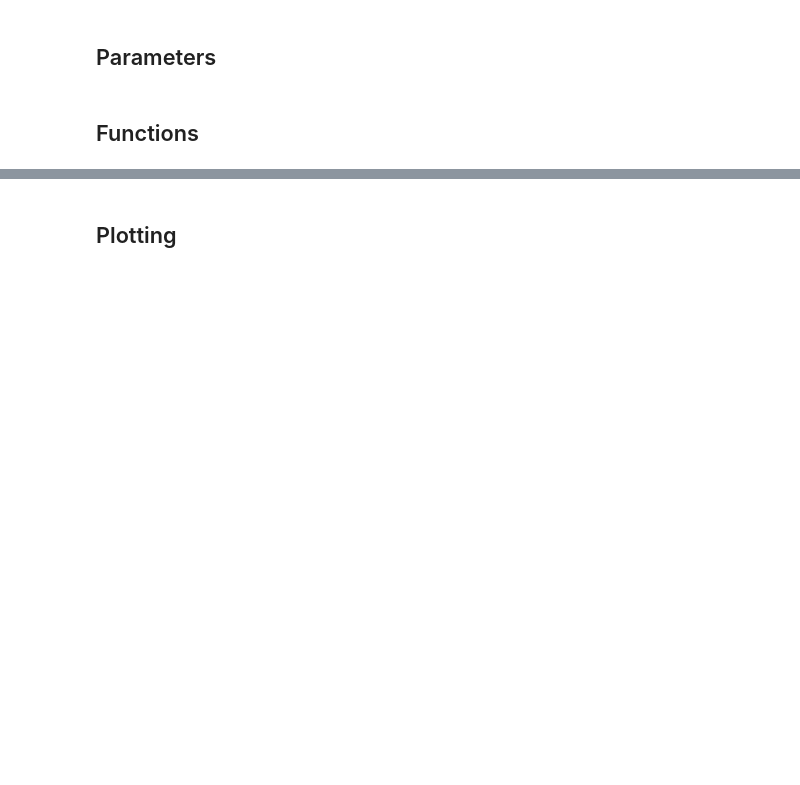
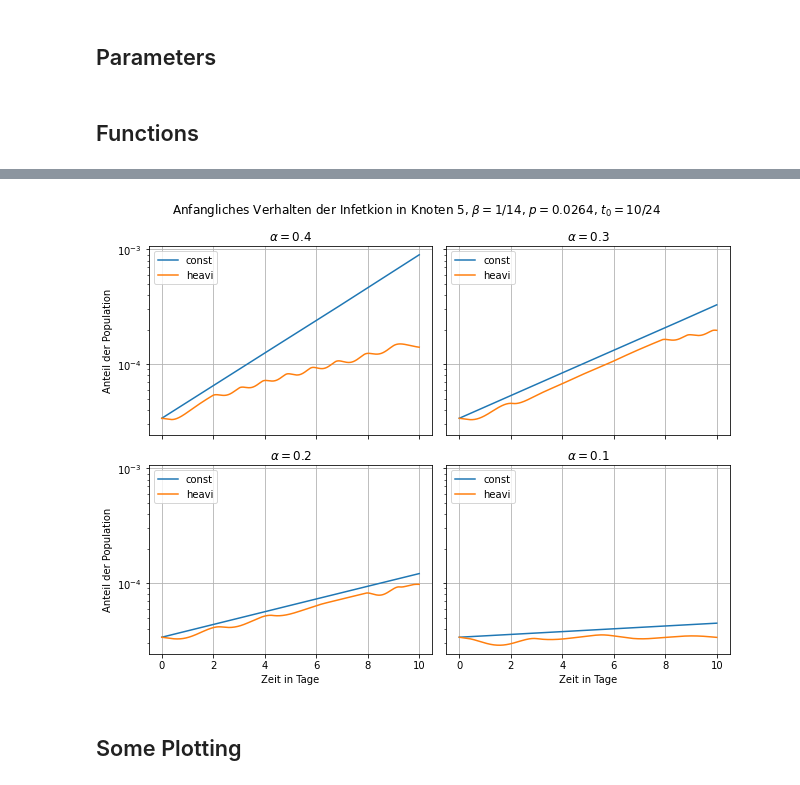
Before and after one commit to torbensun/Modeling-Of-Epidemics-With-Compartmental-And-Network-Models, a Jupyter notebook: Project.ipynb, the cells around one changed output, grey strips where cells are left out. Saved outputs shown, nothing was run; the diff lists cells and outputs as text; code cells hidden in the pictures; blank space fills up the shorter version.

```diff
--- a/Project.ipynb
+++ b/Project.ipynb
@@ -242,2 +220,72 @@ constant took: 0.06430912017822266 heaviside took: 0.822479248046875
+# %%
+simulation001 = Data(0.4, 1/14, dimension, "Pendler.txt", 0.6, import_rki_data(N, 7)[2])
+simulation002 = Data(0.3, 1/14, dimension, "Pendler.txt", 0.6, import_rki_data(N, 7)[2])
+simulation003 = Data(0.2, 1/14, dimension, "Pendler.txt", 0.6, import_rki_data(N, 7)[2])
+simulation004 = Data(0.1, 1/14, dimension, "Pendler.txt", 0.6, import_rki_data(N, 7)[2])
+
+t = np.linspace(0, 100, 100000)
+
+
+sol = sci.solve_ivp(fun=function_of_system, t_span=(0, 100), y0=initCond, method="RK45", args=(simulation001, "heaviside", tzero), t_eval=t)
+sol1 = sci.solve_ivp(fun=function_of_system, t_span=(0, 100), y0=initCond, method="RK45", args=(simulation001, "constant", tzero), t_eval=t, dense_output=True)
+sol2 = sci.solve_ivp(fun=function_of_system, t_span=(0, 100), y0=initCond, method="RK45", args=(simulation002, "heaviside", tzero), t_eval=t)
+sol3 = sci.solve_ivp(fun=function_of_system, t_span=(0, 100), y0=initCond, method="RK45", args=(simulation002, "constant", tzero), t_eval=t, dense_output=True)
+sol4 = sci.solve_ivp(fun=function_of_system, t_span=(0, 100), y0=initCond, method="RK45", args=(simulation003, "heaviside", tzero), t_eval=t)
+sol5 = sci.solve_ivp(fun=function_of_system, t_span=(0, 100), y0=initCond, method="RK45", args=(simulation003, "constant", tzero), t_eval=t, dense_output=True)
+sol6 = sci.solve_ivp(fun=function_of_system, t_span=(0, 100), y0=initCond, method="RK45", args=(simulation004, "heaviside", tzero), t_eval=t)
+sol7 = sci.solve_ivp(fun=function_of_system, t_span=(0, 100), y0=initCond, method="RK45", args=(simulation004, "constant", tzero), t_eval=t, dense_output=True)
+# %%
+fig, axs = plt.subplots(2, 2, figsize=(9,7), sharex=True, sharey=True)
+
+fig.suptitle(r"Anfangliches Verhalten der Infetkion in Knoten 5, $\beta = 1/14$, $p = 0.0264$, $t_0 = 10/24$")
+
+
+axs[0, 0].plot(sol1.t[:10000], sol1.y[43, :10000], label="const")
+axs[0, 0].plot(sol.t[:10000], sol.y[43, :10000], label="heavi")
+
+axs[0, 0].legend(loc="upper left")
+axs[0, 0].grid()
+axs[0, 0].set_yscale("log")
+axs[0, 0].set_ylabel("Anteil der Population")
+axs[0, 0].set_title(r"$\alpha = 0.4$")
+
+
+axs[0, 1].plot(sol3.t[:10000], sol3.y[43, :10000], label="const")
+axs[0, 1].plot(sol2.t[:10000], sol2.y[43, :10000], label="heavi")
+
+axs[0, 1].legend(loc="upper left")
+axs[0, 1].grid()
+axs[0, 1].set_yscale("log")
+axs[0, 1].set_title(r"$\alpha = 0.3$")
+
+
+
+axs[1, 0].plot(sol5.t[:10000], sol5.y[43, :10000], label="const")
+axs[1, 0].plot(sol4.t[:10000], sol4.y[43, :10000], label="heavi")
+
+axs[1, 0].legend(loc="upper left")
+axs[1, 0].grid()
+axs[1, 0].set_yscale("log")
+axs[1, 0].set_xlabel("Zeit in Tage")
+axs[1, 0].set_ylabel("Anteil der Population")
+axs[1, 0].set_title(r"$\alpha = 0.2$")
+
+
+axs[1, 1].plot(sol7.t[:10000], sol7.y[43, :10000], label="const")
+axs[1, 1].plot(sol6.t[:10000], sol6.y[43, :10000], label="heavi")
+
+axs[1, 1].legend(loc="upper left")
+axs[1, 1].grid()
+axs[1, 1].set_yscale("log")
+axs[1, 1].set_xlabel("Zeit in Tage")
+axs[1, 1].set_title(r"$\alpha = 0.1$")
+
+fig.tight_layout()
+
+plt.savefig("./Media/Plots/exp/LogY01.pdf", dpi=200, bbox_inches="tight")
+
+plt.show()
+# %% [output]
+[figure, added]
 # %% [markdown]
-## Plotting
+## Some Plotting
```
Also changed, not shown: parts of 16 cells of this notebook, 2 other files.
